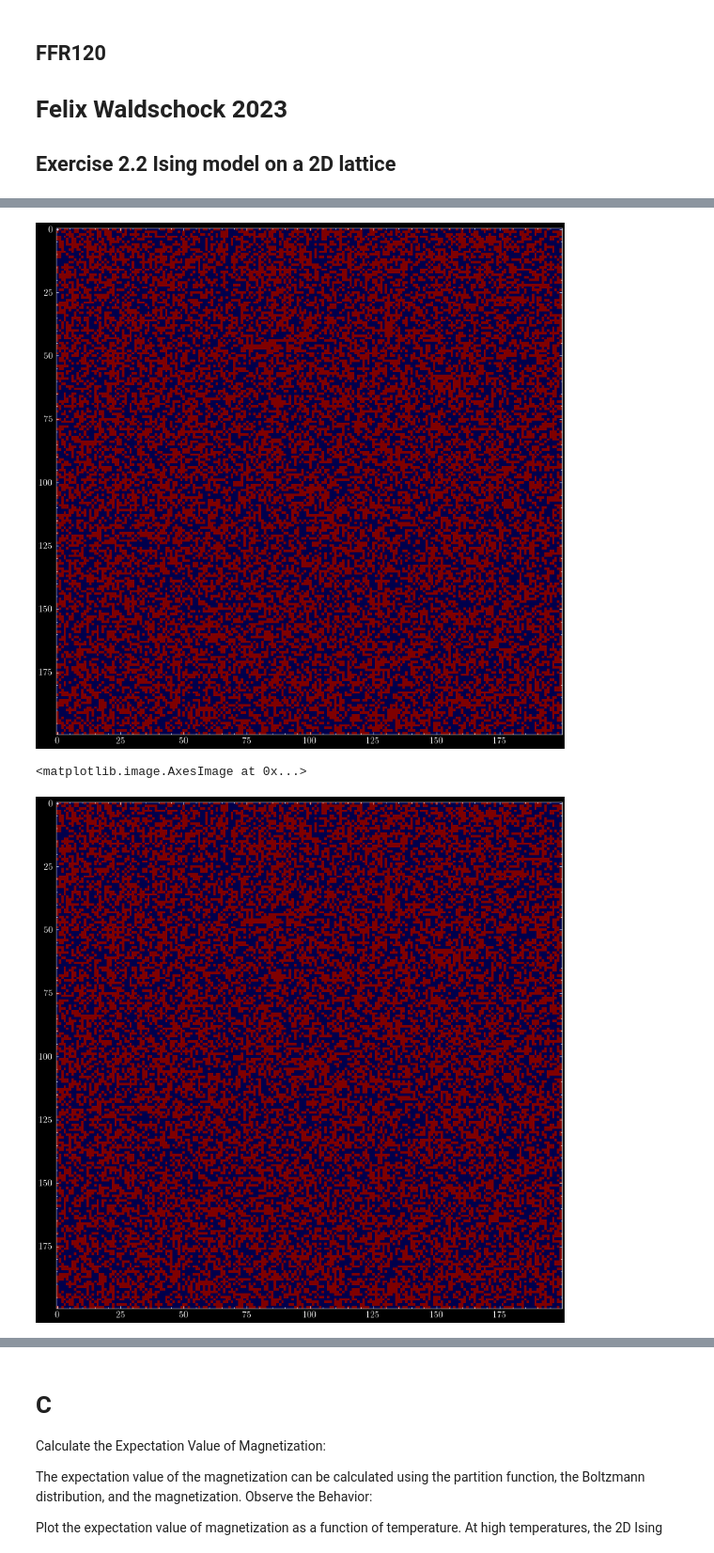
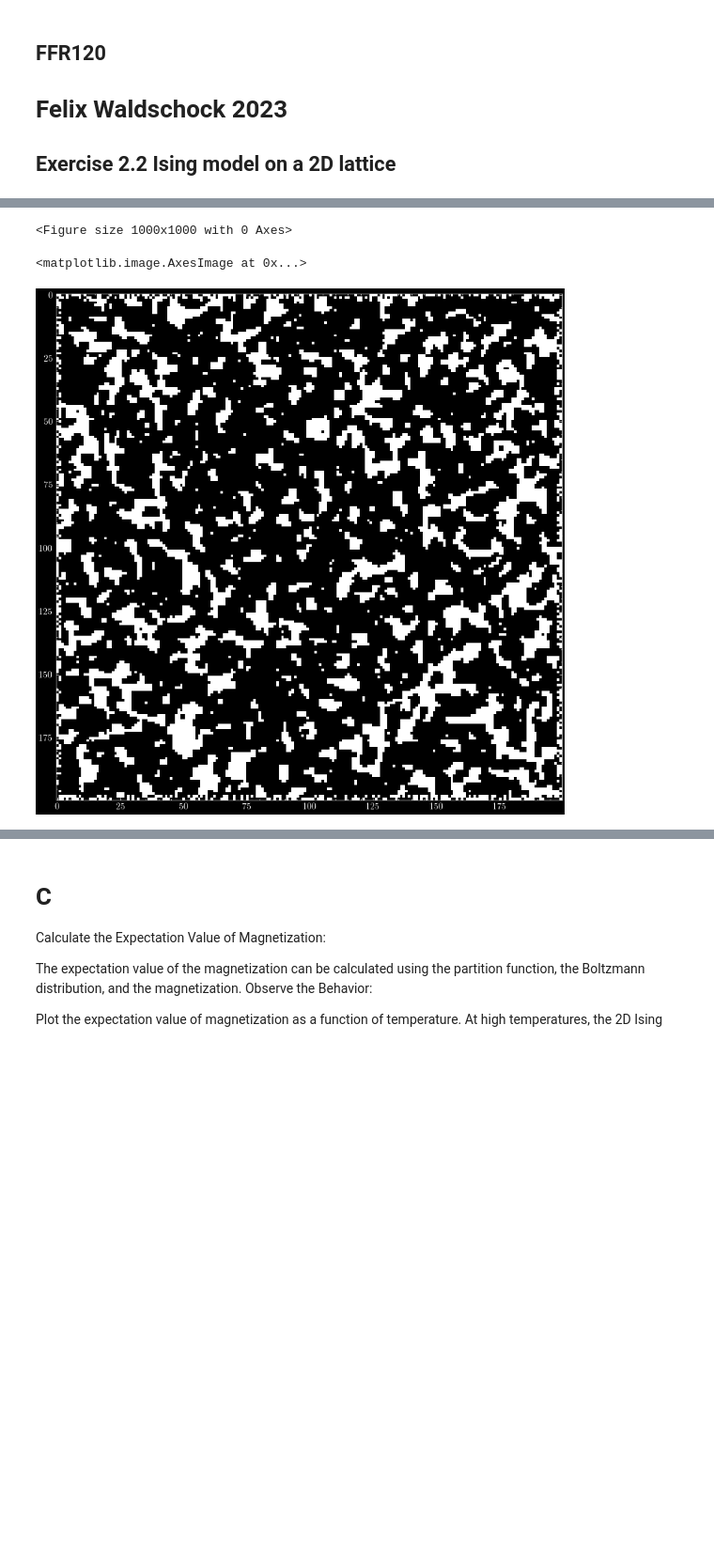
Before and after one commit to FelixWaldschock/Chalmers_FFR120_Simulation_Of_Complex_System, a Jupyter notebook: HW_01/Exercise_2-2/Exercise_2-2.ipynb, the cells around one changed output, grey strips where cells are left out. Shown at 94% size. Cells and saved outputs as stored; diff of their text form; code cells hidden in the pictures; blank space fills up the shorter version.

```diff
--- a/HW_01/Exercise_2-2/Exercise_2-2.ipynb
+++ b/HW_01/Exercise_2-2/Exercise_2-2.ipynb
@@ -8,6 +8,6 @@ import numpy as np
 import matplotlib.pyplot as plt
 import scienceplots
 plt.style.use('science')
-cmapStyle = "seismic"
-#cmapStyle = 'binary'
+#cmapStyle = "seismic"
+cmapStyle = 'binary'
 # %%
@@ -18,9 +18,12 @@ H = -0.5 # external magnetic field
 T = 1
 kB = 1
 beta = 1 / T
+# %%
+def initGrid(N):
+    return np.random.choice([-1,1], size=(N, N), p=[0.5,0.5])
 # %%
 # init the grid with equal probability [-1, +1] spins
-grid = np.random.choice([-1,1], size=(N, N), p=[0.5,0.5])
-M = np.sum(grid) / (N * N)
+grid = initGrid(N)
 init_grid = grid.copy()
-plt.imshow(init_grid, cmap=cmapStyle)
+#plt.figure(figsize=(10,10))
+#plt.imshow(init_grid, cmap=cmapStyle)
@@ -90,15 +85,10 @@ updatedGrid = grid
 # %%
 plt.figure(figsize=(10, 10))
-plt.imshow(init_grid, cmap=cmapStyle
-           )
+#plt.imshow(init_grid, cmap=cmapStyle)
 plt.show()
 plt.figure(figsize=(10, 10))
 plt.imshow(updatedGrid, cmap=cmapStyle)
-
-# plot the differences
-plt.figure(figsize=(10, 10))
-plt.imshow(updatedGrid - init_grid, cmap=cmapStyle)
 # %% [output]
+<Figure size 1000x1000 with 0 Axes>
+<matplotlib.image.AxesImage at 0x...>
-[figure, old version]
+[figure, new version]
-<matplotlib.image.AxesImage at 0x...>
-[figure, removed]
```
Also changed, not shown: parts of 11 cells of this notebook, 3 other files.
